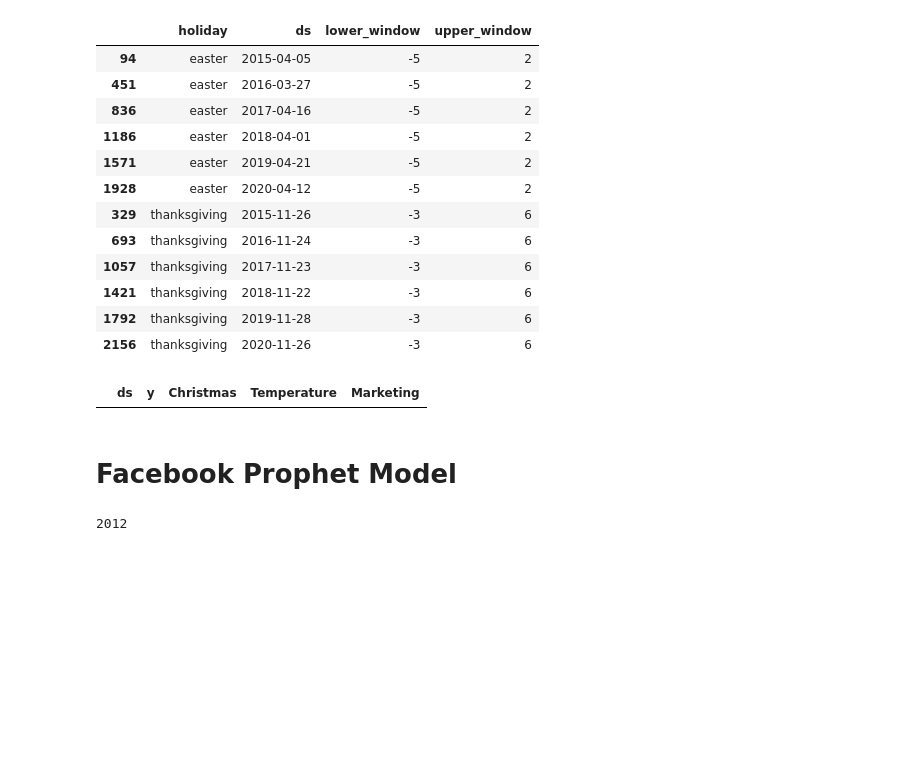
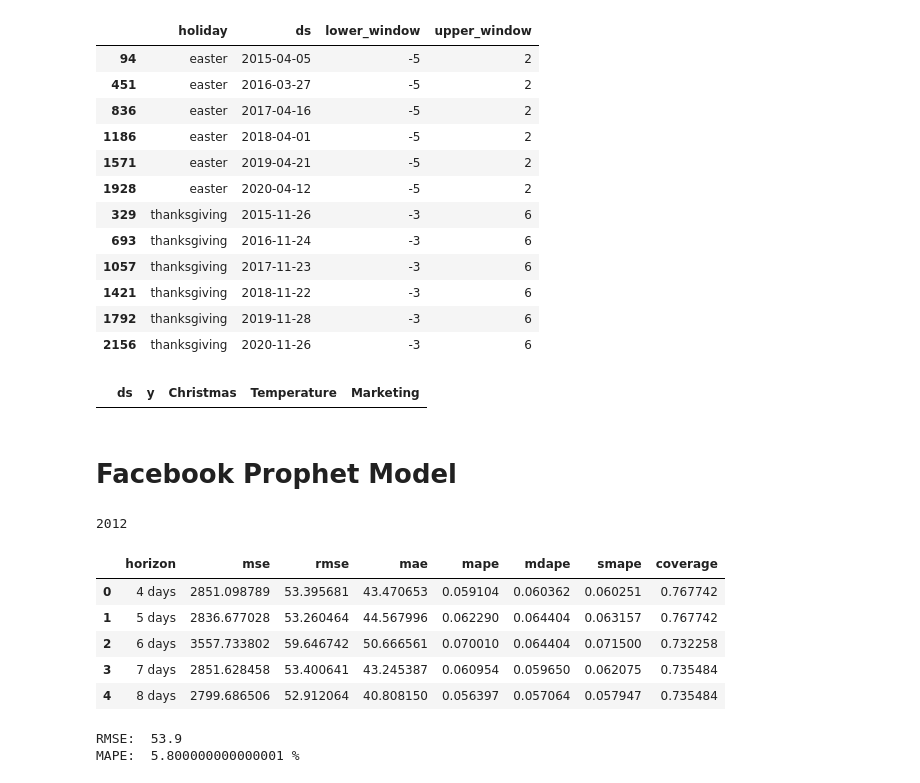
Before and after one commit to jeremysb1/forecasting, a Jupyter notebook: fbprophet_parameter_tuning.ipynb, the cells around one changed output. Saved outputs shown, nothing was run; the diff lists cells and outputs as text; code cells hidden in the pictures; blank space fills up the shorter version.

Commit message:
added performance metrics

```diff
--- a/fbprophet_parameter_tuning.ipynb
+++ b/fbprophet_parameter_tuning.ipynb
@@ -127,3 +127,20 @@ df_cv = cross_validation(m,
                          initial = '2012 days',
                          parallel = 'processes')
 df_cv.head()
+# %%
+# performance
+performance_metrics(df_cv).head()
+# %% [output]
+|  | horizon | mse | rmse | mae | mape | mdape | smape | coverage |
+| 0 | 4 days | 2851.098789 | 53.395681 | 43.470653 | 0.059104 | 0.060362 | 0.060251 | 0.767742 |
+| 1 | 5 days | 2836.677028 | 53.260464 | 44.567996 | 0.062290 | 0.064404 | 0.063157 | 0.767742 |
+| 2 | 6 days | 3557.733802 | 59.646742 | 50.666561 | 0.070010 | 0.064404 | 0.071500 | 0.732258 |
+| 3 | 7 days | 2851.628458 | 53.400641 | 43.245387 | 0.060954 | 0.059650 | 0.062075 | 0.735484 |
+| 4 | 8 days | 2799.686506 | 52.912064 | 40.808150 | 0.056397 | 0.057064 | 0.057947 | 0.735484 |
+# %%
+# RMSE and MAPE
+print("RMSE: ", round(performance_metrics(df_cv)["rmse"].mean(),1))
+print("MAPE: ", 100 * round(performance_metrics(df_cv)["mape"].mean(),3), "%")
+# %% [output]
+RMSE:  53.9
+MAPE:  5.800000000000001 %
```
